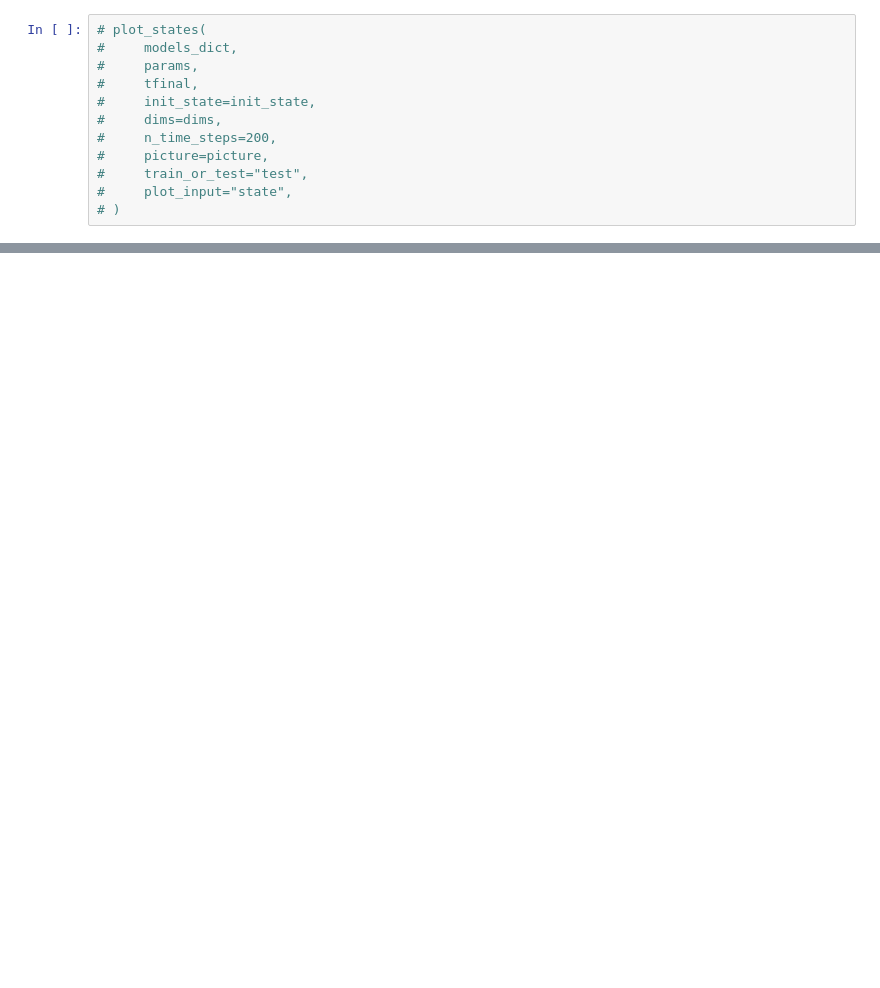
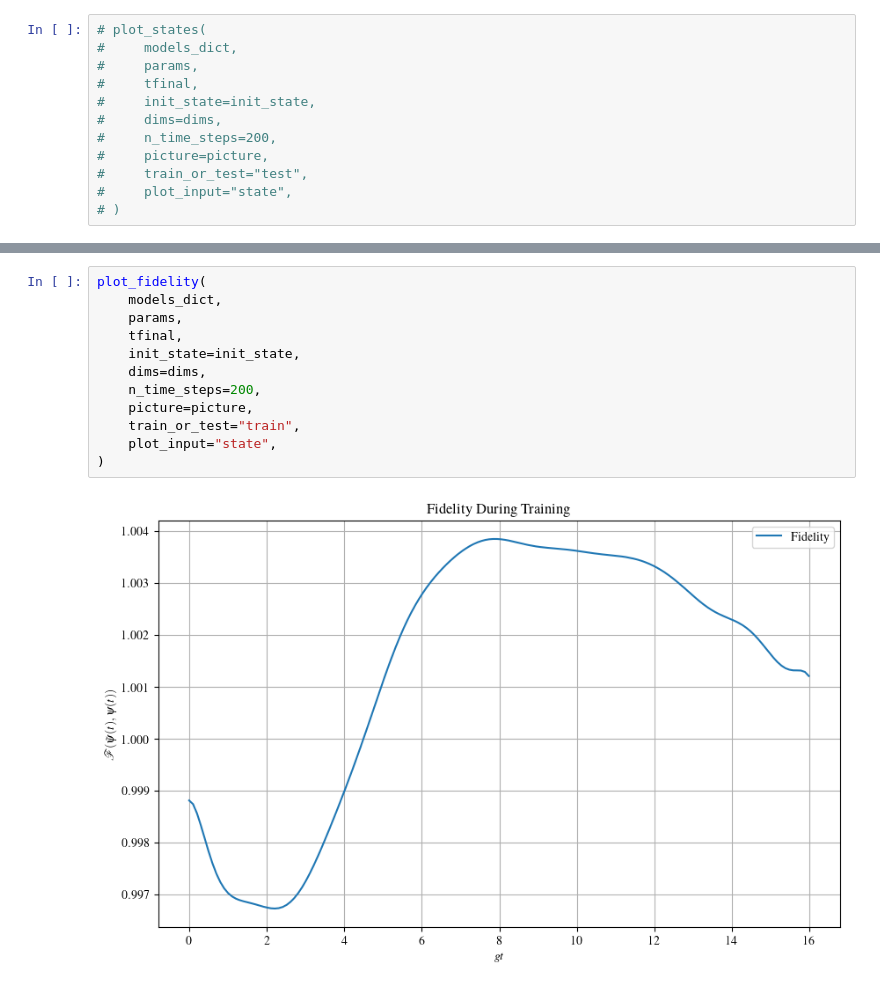
Before and after one commit to rodrigops123/pinn-effective-hamiltonian, a Jupyter notebook: apps/test_nb.ipynb, the cells around one changed output, grey strips where cells are left out. Cells and saved outputs as stored; diff of their text form; blank space fills up the shorter version.

```diff
--- a/apps/test_nb.ipynb
+++ b/apps/test_nb.ipynb
@@ -124,0 +101,14 @@ plot_learned_param(loss_dict, skip_param=300)
+# %%
+plot_fidelity(
+    models_dict,
+    params,
+    tfinal,
+    init_state=init_state,
+    dims=dims,
+    n_time_steps=200,
+    picture=picture,
+    train_or_test="train",
+    plot_input="state",
+)
+# %% [output]
+[figure, added]
```
Also changed, not shown: parts of 9 cells of this notebook, 5 other files.
